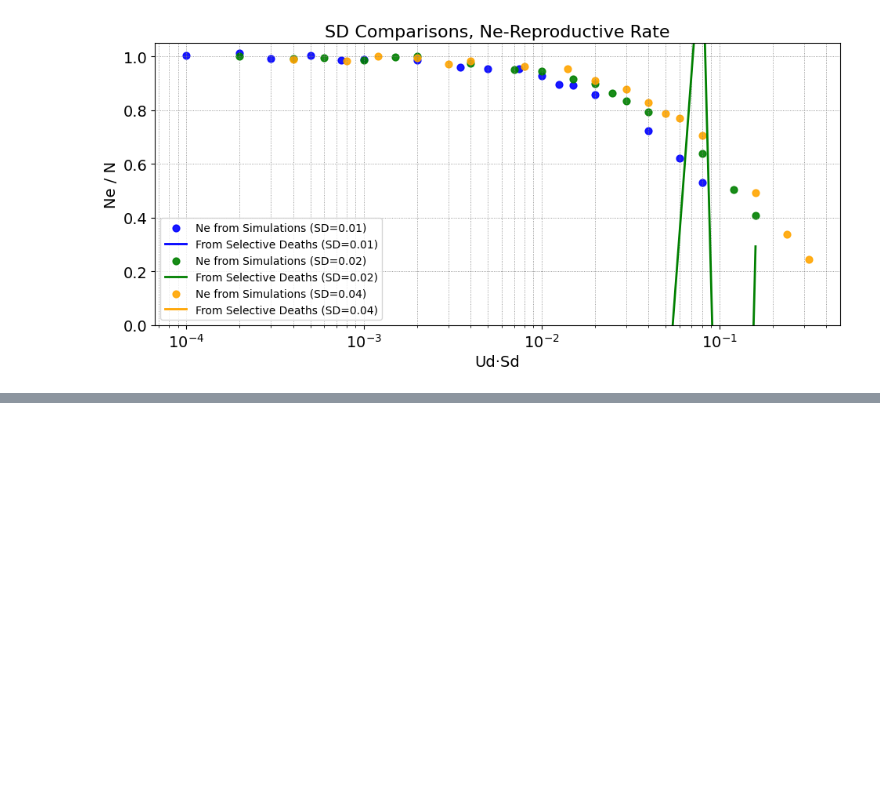
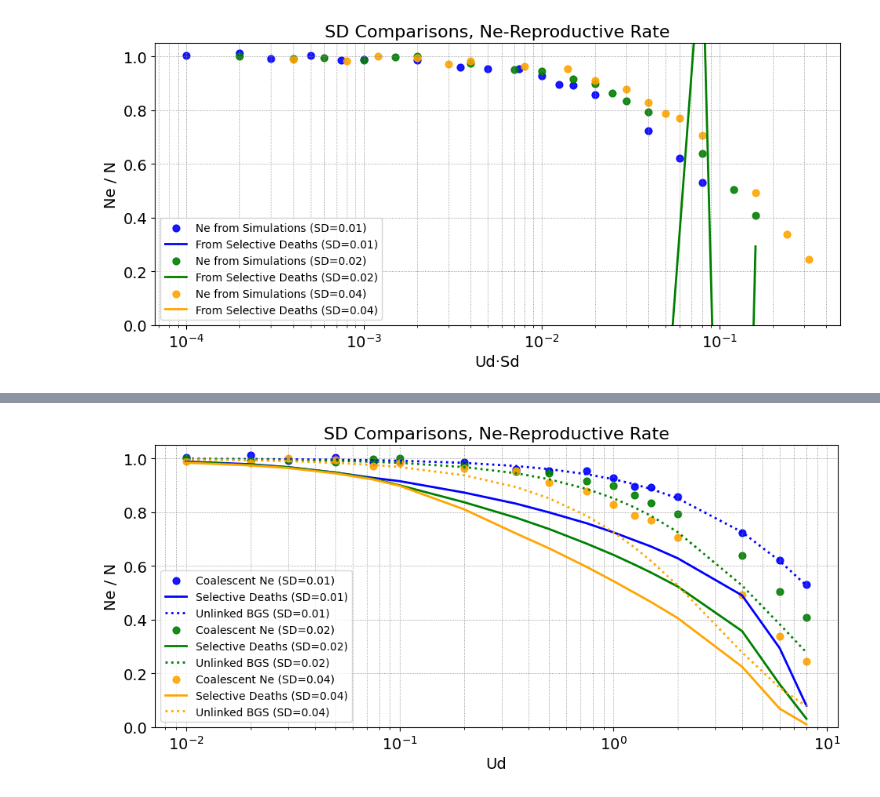
Before and after one commit to cameronnliu/MutationLoad, a Jupyter notebook: Python_Plots/seldeath-combined.ipynb, the cells around one changed output, grey strips where cells are left out. Saved outputs shown, nothing was run; the diff lists cells and outputs as text; code cells hidden in the pictures; blank space fills up the shorter version.

```diff
--- a/Python_Plots/seldeath-combined.ipynb
+++ b/Python_Plots/seldeath-combined.ipynb
@@ -701,0 +628,80 @@ plt.show()
+# %%
+import matplotlib.pyplot as plt
+
+plt.figure(figsize=(10, 5))
+plt.ylim(top=1.05)
+plt.ylim(bottom=0)
+plt.xscale('log')  # Log scale for Ud
+plt.grid(True, which='both', linestyle=':', linewidth=0.6)
+
+# Color mapping for different SDs
+sd_colors = {
+    0.01: 'blue',
+    0.02: 'green',
+    0.04: 'orange'
+}
+
+for sliced_data, sliced_timesteps in global_data:
+    # Back-transforming data
+    transformed_datasets = parse_data.transform_data(sliced_data)
+    back_transformed_values = parse_data.back_transform(transformed_datasets)
+    ne_reproductive_uds = parse_data.transform_nereproductive_rate(back_transformed_values)
+
+    # Find SD value as float
+    sd = float(sliced_data[0][0][3:])
+
+    # UD on x-axis instead of Y-axis
+    ud_array = uds
+
+    # Our Ne dataset (keep only y-values)
+    our_ne_data = parse_data.parse_all_nes(sd, popsize)
+    y_ne_data = []
+    for outer, inner in our_ne_data:
+        y_ne_data.append(inner[1])
+
+    # Back-transformed y-values
+    y_back_transformed = [y for _, y, _ in ne_reproductive_uds]
+
+    # --- Plot simulation data ---
+    plt.scatter(
+        ud_array, y_ne_data,
+        color=sd_colors.get(sd, 'black'),
+        s=40, alpha=0.9,
+        label=f"Coalescent Ne (SD={sd})"
+    )
+
+    # --- Plot back-transformed values (line) ---
+    plt.plot(
+        ud_array, y_back_transformed,
+        color=sd_colors.get(sd, 'black'),
+        linewidth=2.0,
+        linestyle='-',
+        label=f"Selective Deaths (SD={sd})"
+    )
+
+    # Plot Matheson BGS for each SD (dotted)
+    matheson_bgs = parse_data.calculate_matheson_data(uds, sd, False)
+    y_bgs = [datapoint for _, datapoint in matheson_bgs]
+
+    plt.plot(
+        ud_array, y_bgs,
+        color=sd_colors.get(sd, 'black'),  # match SD color
+        linewidth=2,
+        linestyle=':',
+        label=f"Unlinked BGS (SD={sd})"
+    )
+
+
+plt.title('SD Comparisons, Ne-Reproductive Rate', fontsize=16)
+plt.xlabel('Ud', fontsize=14)   # X-axis is Ud now
+plt.ylabel('Ne / N', fontsize=14)
+
+plt.legend(loc='lower left', fontsize=10, frameon=True)
+plt.tight_layout()
+plt.savefig(
+    "/Users/cameronliu/Desktop/Research/Graphs/Comparison Graphs/Unexponentiated/"
+    "sd-comparisons-xud-yne.png",
+    dpi=300, bbox_inches='tight'
+)
+plt.show()
+# %% [output]
@@ -701,0 +725 @@ plt.show()
+[figure, added]
```
Also changed, not shown: parts of 6 cells of this notebook, 3 other files.
